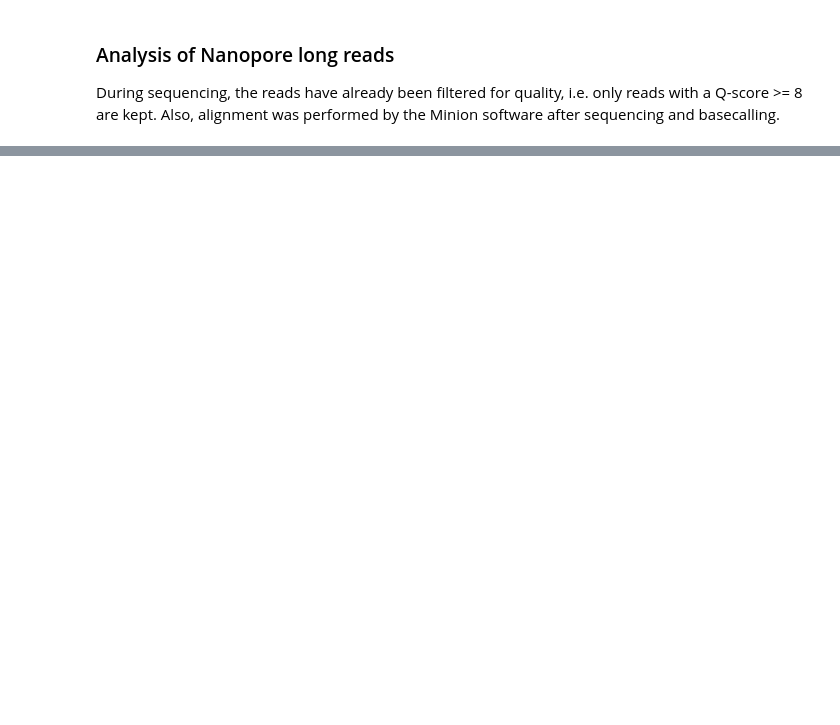
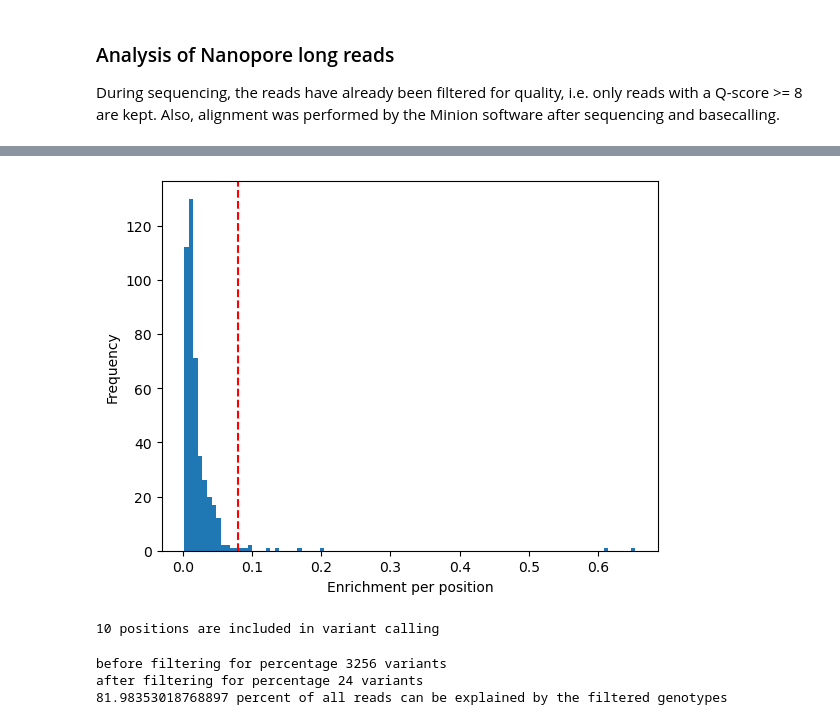
Before and after one commit to AliceHovsepyan/pogo_pance_draft, a Jupyter notebook: Nanopore_analysis.ipynb, the cells around one changed output, grey strips where cells are left out. Drawn from its saved outputs; the diff is of its cells as text; code cells hidden in the pictures; blank space fills up the shorter version.

Commit message:
cooccurrence nanopore

```diff
--- a/Nanopore_analysis.ipynb
+++ b/Nanopore_analysis.ipynb
@@ -353,0 +324,25 @@ plt.plot(coverage)
+# %%
+barcode = "barcode02"
+quality = 15
+ref = ref_R2 if barcode in ["barcode01", "barcode02", "barcode03", "barcode04", "barcode05"] else ref_R5
+annots = annots_R2 if barcode in ["barcode01", "barcode02", "barcode03", "barcode04", "barcode05"] else annots_R5
+
+with open(f"/home/student/anna/DMS_analysis/data/Nanopore/{barcode}/filtered_Q{quality}_maxminlen/processed_reads/cleaned_reads.csv", "r", newline="") as f:
+    reader = csv.reader(f)
+    all_reads = list(reader)  # Convert the reader object into a list
+
+all_reads = [read[0] for read in all_reads]
+# Print the data
+print(len(all_reads))
+
+indels = pd.read_csv(f"/home/student/anna/DMS_analysis/data/Nanopore/{barcode}/filtered_Q{quality}_maxminlen/processed_reads/indels.csv", index_col=0)
+
+AraC_start_R5_seq = "ATGTCCGAGGAAGC"
+AraC_start_R2_seq = "AtgtccgcgAaag".upper()
+AraC_end_seq = "TGAGCGGGTAA"
+
+
+AraC_start = ref.find(AraC_start_R5_seq)-9 if ref == ref_R5 else ref.find(AraC_start_R2_seq)-9 # 9 nts were cut from the start
+AraC_end = ref.find(AraC_end_seq)+ len(AraC_end_seq) -9
+
+# 217243
@@ -353,0 +422,37 @@ plt.plot(coverage)
+# %%
+
+araclov2_enr = pd.read_csv(f"/home/student/anna/DMS_analysis/output/Nanopore/{barcode}/filtered_Q{quality}_maxminlen/enrichment_relative_roi_AA.csv", index_col = 0)
+# %%
+total_enrichment = araclov2_enr.iloc[:,:-1].sum()
+# %%
+plt.hist(total_enrichment, bins = 100)
+#plt.xlim(0, 0.1)
+plt.axvline(0.08, color = "red", linestyle = "--")
+
+plt.xlabel("Enrichment per position")
+plt.ylabel("Frequency")
+plt.savefig(f"/home/student/anna/DMS_analysis/output/Nanopore/{barcode}/filtered_Q{quality}_maxminlen/total_enrichment_hist.pdf", bbox_inches = "tight")
+plt.show()
+# %% [output]
+[figure, added]
+# %%
+#pos = set([idx for idx, mut_rate in enumerate(total_enrichment) if mut_rate > 0.1] + observed_muts_idx)
+pos =[idx for idx, mut_rate in enumerate(total_enrichment)if mut_rate > 0.08]
+print(len(pos), "positions are included in variant calling")
+genotypes = get_genotype_dict_from_AAseqs(all_aas, ref_aa, annots, combined=True, not_masked_positions=pos)
+# %% [output]
+10 positions are included in variant calling
+# %%
+## sort genotypes after size
+genotypes_sorted = dict(sorted(genotypes.items(), key=lambda item: item[1], reverse=True))
+sum_genotypes = sum(genotypes_sorted.values())
+genotypes_sorted = {k: v/sum_genotypes*100 for k, v in genotypes_sorted.items()}
+print("before filtering for percentage",  len(genotypes_sorted), "variants")
+## filter for variants with >0.5 percent
+genotypes_sorted = {k: v for k, v in genotypes_sorted.items() if v > 0.5}
+print("after filtering for percentage",len( genotypes_sorted), "variants")
+print(sum(genotypes_sorted.values()), "percent of all reads can be explained by the filtered genotypes")
+# %% [output]
+before filtering for percentage 3256 variants
+after filtering for percentage 24 variants
+81.98353018768897 percent of all reads can be explained by the filtered genotypes
```
Also changed, not shown: parts of 34 cells of this notebook, 1 other file.
